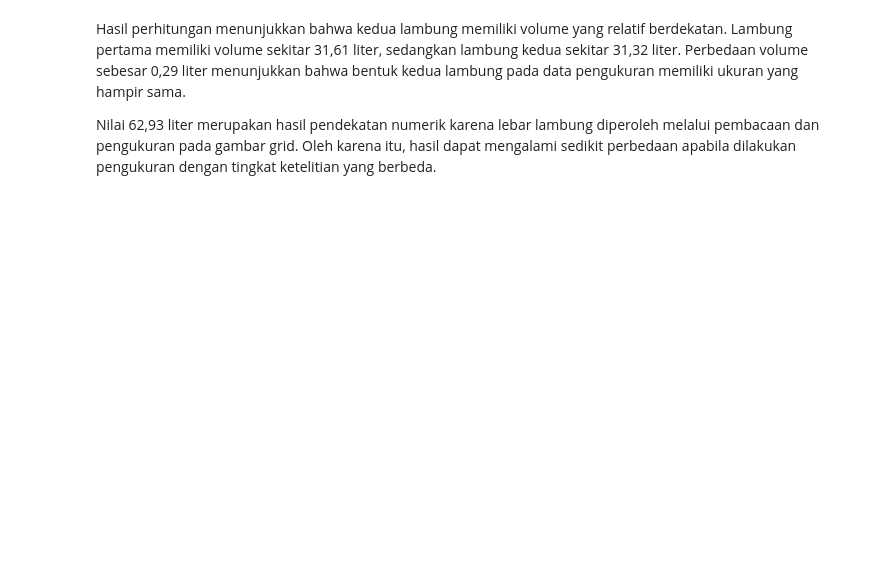
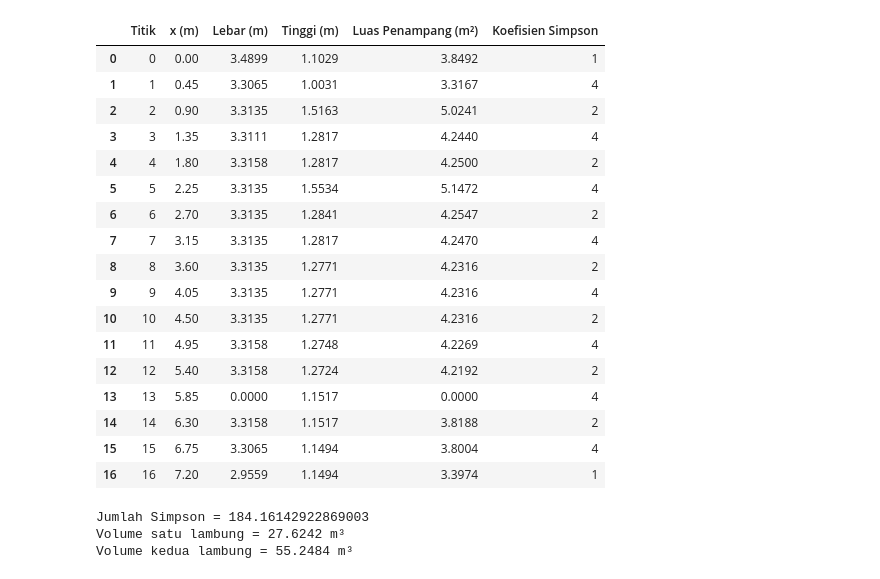
Before and after one commit to Nailaskn/Analisis-Numerik-Gerai-Donat, a Jupyter notebook: ANALISIS_NUMERIK_KAPAL.ipynb, the cells around one changed output. Saved outputs shown, nothing was run; the diff lists cells and outputs as text; code cells hidden in the pictures; blank space fills up the shorter version.

```diff
--- a/ANALISIS_NUMERIK_KAPAL.ipynb
+++ b/ANALISIS_NUMERIK_KAPAL.ipynb
@@ -93,0 +379,17 @@ def simpson_1_3(A, dx):
+# %%
+# Luas penampang
+area_meter = width_meter * height_meter
+
+# Posisi setiap titik
+x_meter = np.arange(len(station_x)) * grid_m
+
+# Tabel hasil
+data = pd.DataFrame({
+    "Titik": np.arange(17),
+    "x (m)": x_meter,
+    "Lebar (m)": width_meter,
+    "Tinggi (m)": height_meter,
+    "Luas Penampang (m²)": area_meter
+})
+
+display(data.round(4))
@@ -174,4 +444,49 @@ Volume = 62.93 liter
-# %% [markdown]
-Hasil perhitungan menunjukkan bahwa kedua lambung memiliki volume yang relatif berdekatan. Lambung pertama memiliki volume sekitar 31,61 liter, sedangkan lambung kedua sekitar 31,32 liter. Perbedaan volume sebesar 0,29 liter menunjukkan bahwa bentuk kedua lambung pada data pengukuran memiliki ukuran yang hampir sama.
-
-Nilai 62,93 liter merupakan hasil pendekatan numerik karena lebar lambung diperoleh melalui pembacaan dan pengukuran pada gambar grid. Oleh karena itu, hasil dapat mengalami sedikit perbedaan apabila dilakukan pengukuran dengan tingkat ketelitian yang berbeda.
+# %%
+dx = 0.45
+
+# Koefisien Simpson
+koefisien = np.array([
+    1 if i == 0 or i == 16
+    else 4 if i % 2 == 1
+    else 2
+    for i in range(17)
+])
+
+data["Koefisien Simpson"] = koefisien
+
+# Tabel lengkap
+display(data.round(4))
+
+# Perhitungan Simpson
+jumlah_simpson = np.sum(koefisien * area_meter)
+
+volume_satu_lambung = (dx / 3) * jumlah_simpson
+
+# Karena ada dua lambung
+volume_kedua_lambung = 2 * volume_satu_lambung
+
+print("Jumlah Simpson =", jumlah_simpson)
+print(f"Volume satu lambung = {volume_satu_lambung:.4f} m³")
+print(f"Volume kedua lambung = {volume_kedua_lambung:.4f} m³")
+# %% [output]
+|  | Titik | x (m) | Lebar (m) | Tinggi (m) | Luas Penampang (m²) | Koefisien Simpson |
+| 0 | 0 | 0.00 | 3.4899 | 1.1029 | 3.8492 | 1 |
+| 1 | 1 | 0.45 | 3.3065 | 1.0031 | 3.3167 | 4 |
+| 2 | 2 | 0.90 | 3.3135 | 1.5163 | 5.0241 | 2 |
+| 3 | 3 | 1.35 | 3.3111 | 1.2817 | 4.2440 | 4 |
+| 4 | 4 | 1.80 | 3.3158 | 1.2817 | 4.2500 | 2 |
+| 5 | 5 | 2.25 | 3.3135 | 1.5534 | 5.1472 | 4 |
+| 6 | 6 | 2.70 | 3.3135 | 1.2841 | 4.2547 | 2 |
+| 7 | 7 | 3.15 | 3.3135 | 1.2817 | 4.2470 | 4 |
+| 8 | 8 | 3.60 | 3.3135 | 1.2771 | 4.2316 | 2 |
+| 9 | 9 | 4.05 | 3.3135 | 1.2771 | 4.2316 | 4 |
+| 10 | 10 | 4.50 | 3.3135 | 1.2771 | 4.2316 | 2 |
+| 11 | 11 | 4.95 | 3.3158 | 1.2748 | 4.2269 | 4 |
+| 12 | 12 | 5.40 | 3.3158 | 1.2724 | 4.2192 | 2 |
+| 13 | 13 | 5.85 | 0.0000 | 1.1517 | 0.0000 | 4 |
+| 14 | 14 | 6.30 | 3.3158 | 1.1517 | 3.8188 | 2 |
+| 15 | 15 | 6.75 | 3.3065 | 1.1494 | 3.8004 | 4 |
+| 16 | 16 | 7.20 | 2.9559 | 1.1494 | 3.3974 | 1 |
+Jumlah Simpson = 184.16142922869003
+Volume satu lambung = 27.6242 m³
+Volume kedua lambung = 55.2484 m³
```
Also changed, not shown: parts of 33 cells of this notebook.
